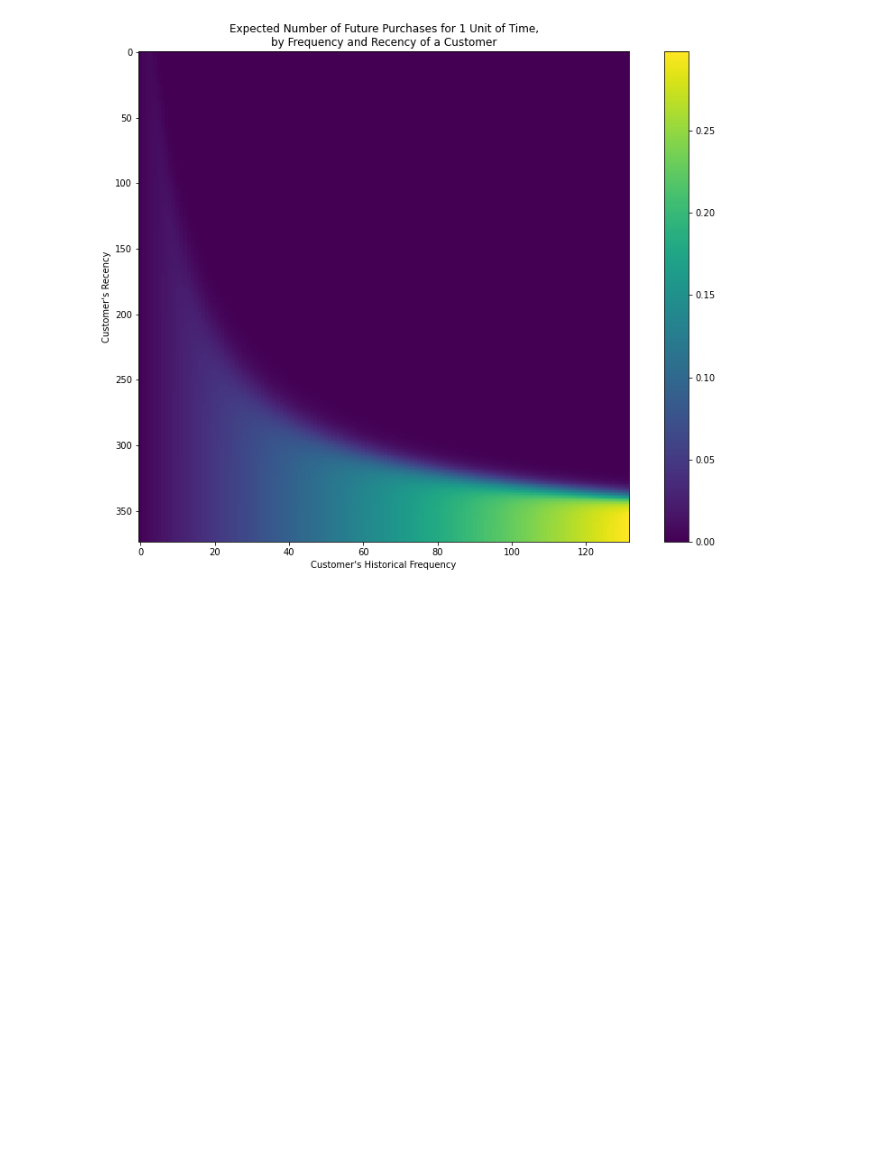
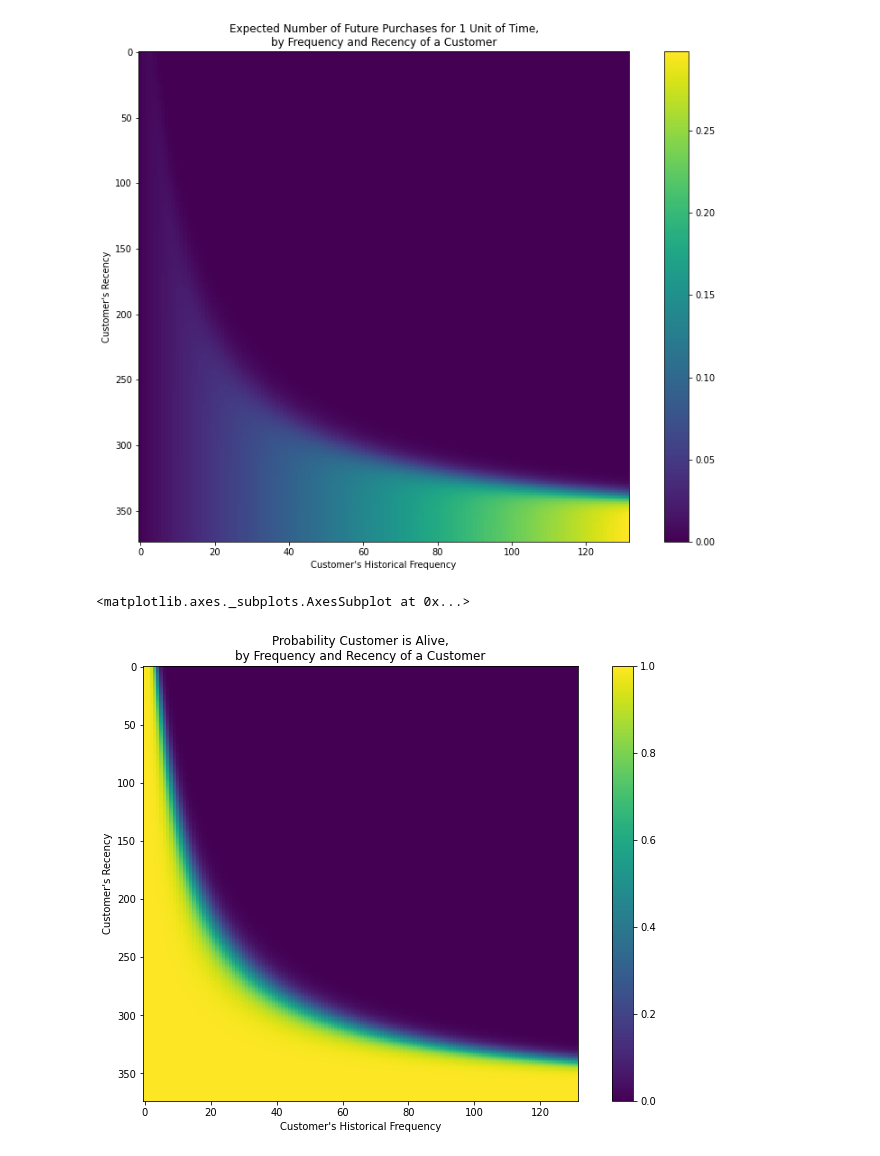
Before and after one commit to shubhamkoul007/Acquire-Valued-Shopper-Challenge-Team1-TDL, a Jupyter notebook: Team1_Project1_1.ipynb, the cells around one changed output. Cells and saved outputs as stored; diff of their text form; code cells hidden in the pictures; blank space fills up the shorter version.

```diff
--- a/Team1_Project1_1.ipynb
+++ b/Team1_Project1_1.ipynb
@@ -182,3 +179,11 @@ plot_frequency_recency_matrix(bgf)
 # %% [output]
 <matplotlib.axes._subplots.AxesSubplot at 0x...>
 [figure]
+# %%
+#predict if the customers are surely alive:
+from lifetimes.plotting import plot_probability_alive_matrix
+fig = plt.figure(figsize=(12,8))
+plot_probability_alive_matrix(bgf)
+# %% [output]
+<matplotlib.axes._subplots.AxesSubplot at 0x...>
+[figure, added]
```
Also changed, not shown: parts of 10 cells of this notebook.
